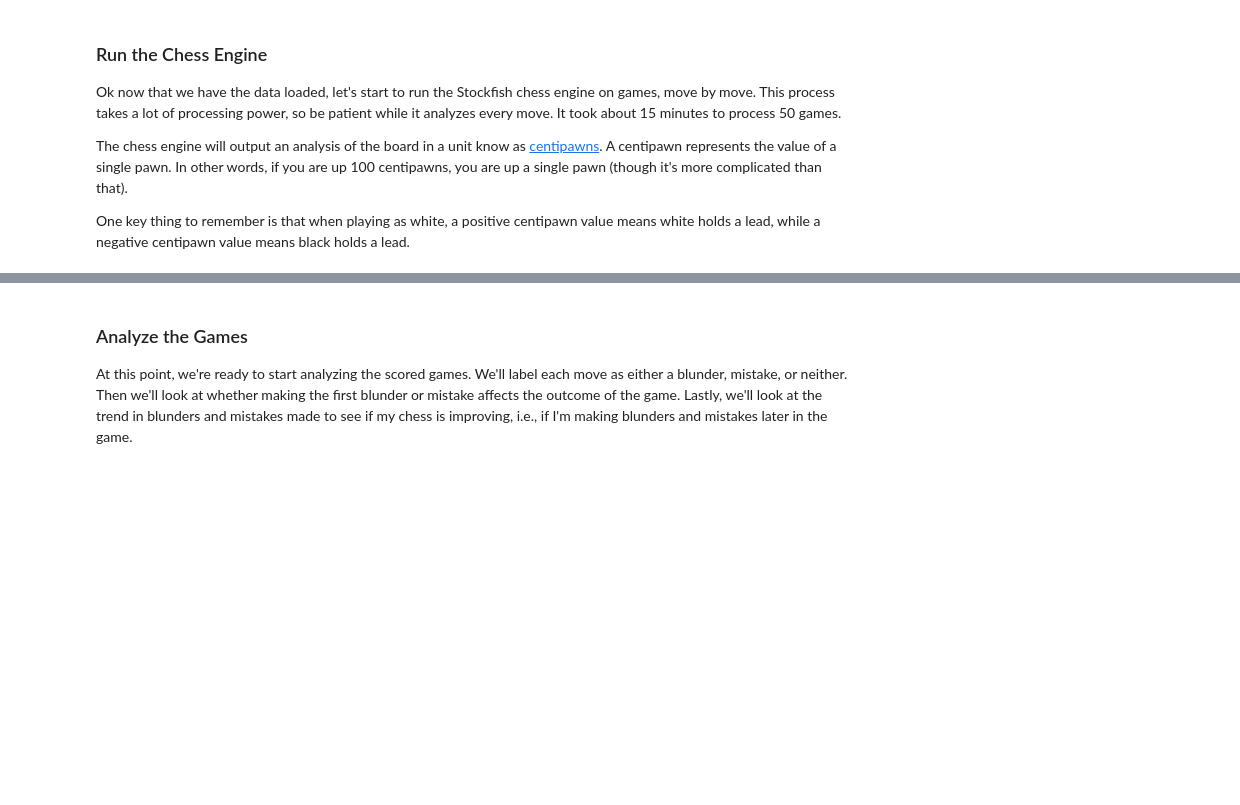
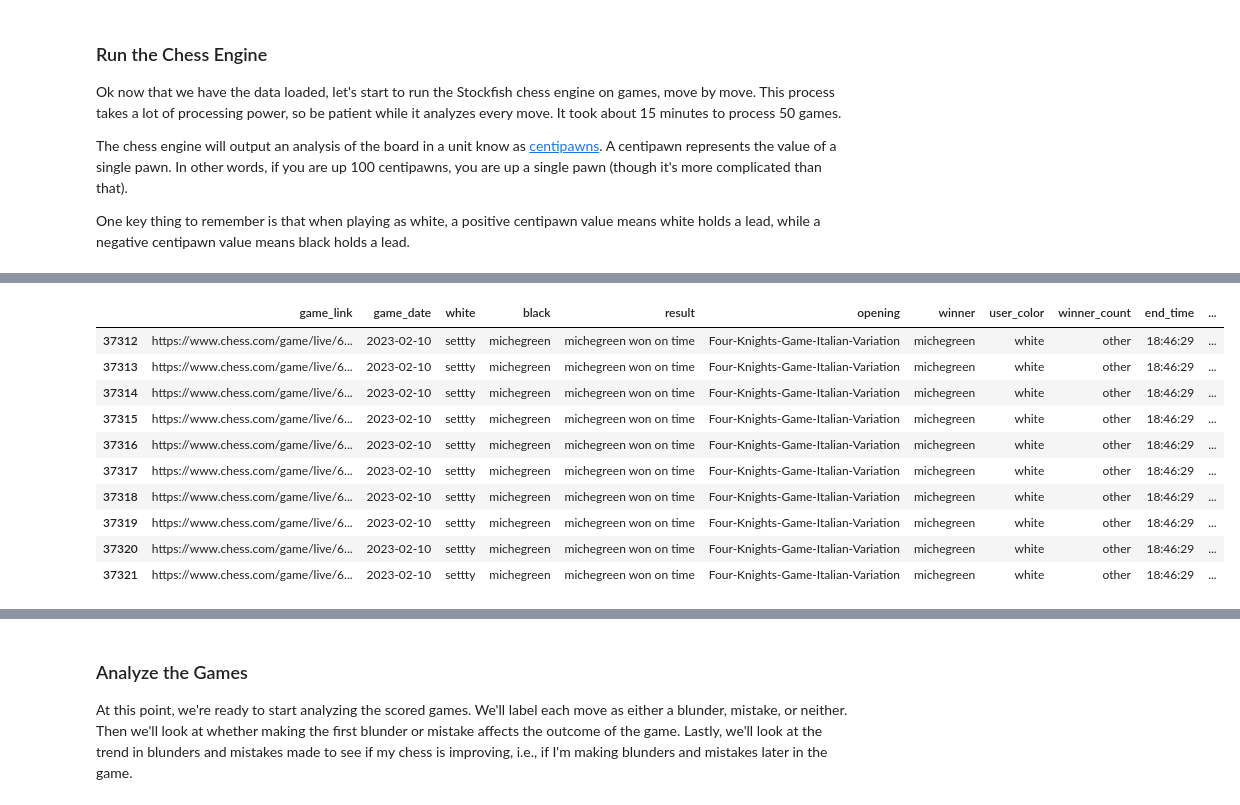
Before and after one commit to s-etty/chess-analysis, a Jupyter notebook: chess-analysis.ipynb, the cells around one changed output, grey strips where cells are left out. Drawn from its saved outputs; the diff is of its cells as text; code cells hidden in the pictures; blank space fills up the shorter version.

```diff
--- a/chess-analysis.ipynb
+++ b/chess-analysis.ipynb
@@ -96,0 +96,14 @@ One key thing to remember is that when playing as white, a positive centipawn va
+# %%
+scored_games.tail(10)
+# %% [output]
+|  | game_link | game_date | white | black | result | opening | winner | user_color | winner_count | end_time | ... |
+| 37312 | https://www.chess.com/game/live/6... | 2023-02-10 | settty | michegreen | michegreen won on time | Four-Knights-Game-Italian-Variation | michegreen | white | other | 18:46:29 | ... |
+| 37313 | https://www.chess.com/game/live/6... | 2023-02-10 | settty | michegreen | michegreen won on time | Four-Knights-Game-Italian-Variation | michegreen | white | other | 18:46:29 | ... |
+| 37314 | https://www.chess.com/game/live/6... | 2023-02-10 | settty | michegreen | michegreen won on time | Four-Knights-Game-Italian-Variation | michegreen | white | other | 18:46:29 | ... |
+| 37315 | https://www.chess.com/game/live/6... | 2023-02-10 | settty | michegreen | michegreen won on time | Four-Knights-Game-Italian-Variation | michegreen | white | other | 18:46:29 | ... |
+| 37316 | https://www.chess.com/game/live/6... | 2023-02-10 | settty | michegreen | michegreen won on time | Four-Knights-Game-Italian-Variation | michegreen | white | other | 18:46:29 | ... |
+| 37317 | https://www.chess.com/game/live/6... | 2023-02-10 | settty | michegreen | michegreen won on time | Four-Knights-Game-Italian-Variation | michegreen | white | other | 18:46:29 | ... |
+| 37318 | https://www.chess.com/game/live/6... | 2023-02-10 | settty | michegreen | michegreen won on time | Four-Knights-Game-Italian-Variation | michegreen | white | other | 18:46:29 | ... |
+| 37319 | https://www.chess.com/game/live/6... | 2023-02-10 | settty | michegreen | michegreen won on time | Four-Knights-Game-Italian-Variation | michegreen | white | other | 18:46:29 | ... |
+| 37320 | https://www.chess.com/game/live/6... | 2023-02-10 | settty | michegreen | michegreen won on time | Four-Knights-Game-Italian-Variation | michegreen | white | other | 18:46:29 | ... |
+| 37321 | https://www.chess.com/game/live/6... | 2023-02-10 | settty | michegreen | michegreen won on time | Four-Knights-Game-Italian-Variation | michegreen | white | other | 18:46:29 | ... |
```
Also changed, not shown: parts of 19 cells of this notebook, 1 other file.
